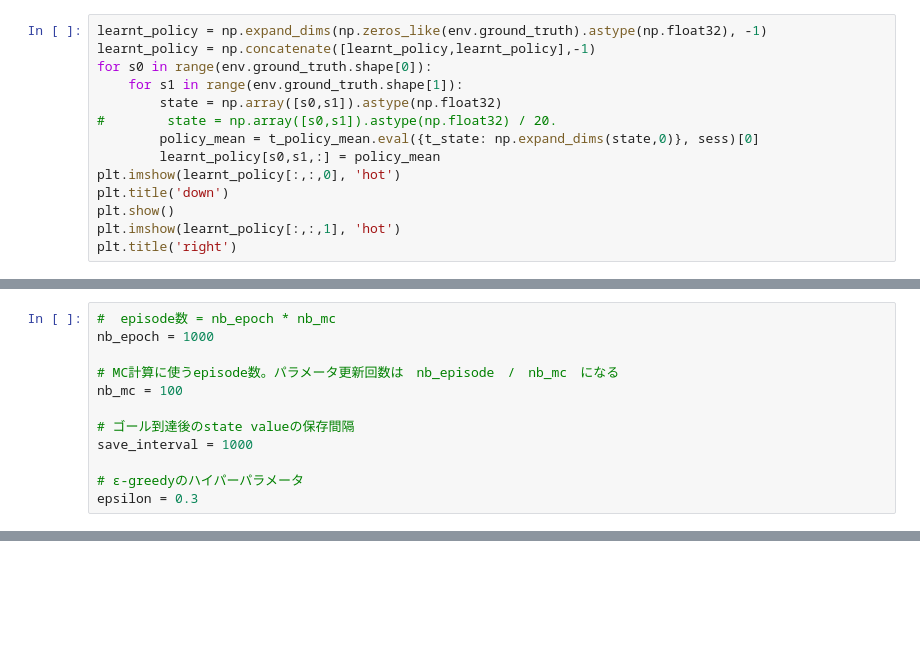
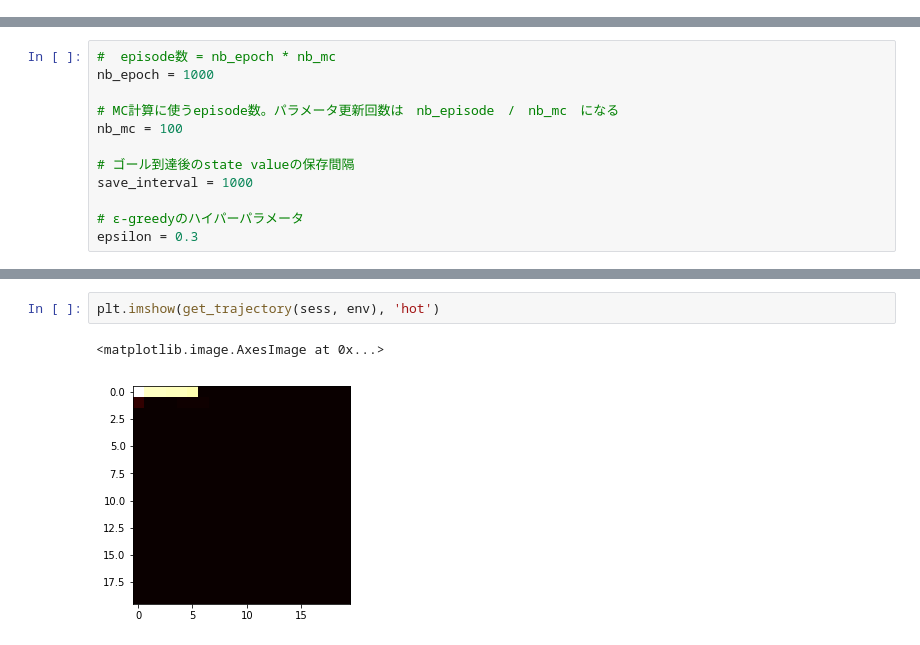
Before and after one commit to kruho/BlindCliffwalk, a Jupyter notebook: 05_policy_gradient.ipynb, the cells around one changed output, grey strips where cells are left out. Cells and saved outputs as stored; diff of their text form; blank space fills up the shorter version.

```diff
--- a/05_policy_gradient.ipynb
+++ b/05_policy_gradient.ipynb
@@ -126,14 +98,0 @@ elif model=='two-layers':
-# %%
-learnt_policy = np.expand_dims(np.zeros_like(env.ground_truth).astype(np.float32), -1)
-learnt_policy = np.concatenate([learnt_policy,learnt_policy],-1)
-for s0 in range(env.ground_truth.shape[0]):
-    for s1 in range(env.ground_truth.shape[1]):
-        state = np.array([s0,s1]).astype(np.float32)
-#        state = np.array([s0,s1]).astype(np.float32) / 20.
-        policy_mean = t_policy_mean.eval({t_state: np.expand_dims(state,0)}, sess)[0]
-        learnt_policy[s0,s1,:] = policy_mean
-plt.imshow(learnt_policy[:,:,0], 'hot')
-plt.title('down')
-plt.show()
-plt.imshow(learnt_policy[:,:,1], 'hot')
-plt.title('right')
@@ -171,3 +146,8 @@ def epsilon_greedy(sess, t_policy_mean, state, env, epsilon):
+# %%
+plt.imshow(get_trajectory(sess, env), 'hot')
+# %% [output]
+<matplotlib.image.AxesImage at 0x...>
+[figure, added]
 # %%
 from tqdm import tqdm
 import copy
```
Also changed, not shown: parts of 13 cells of this notebook.
